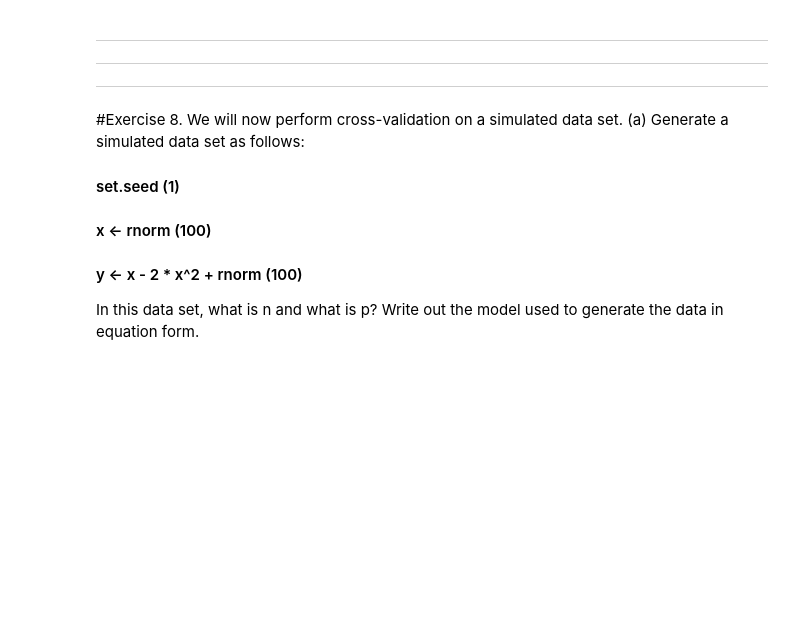
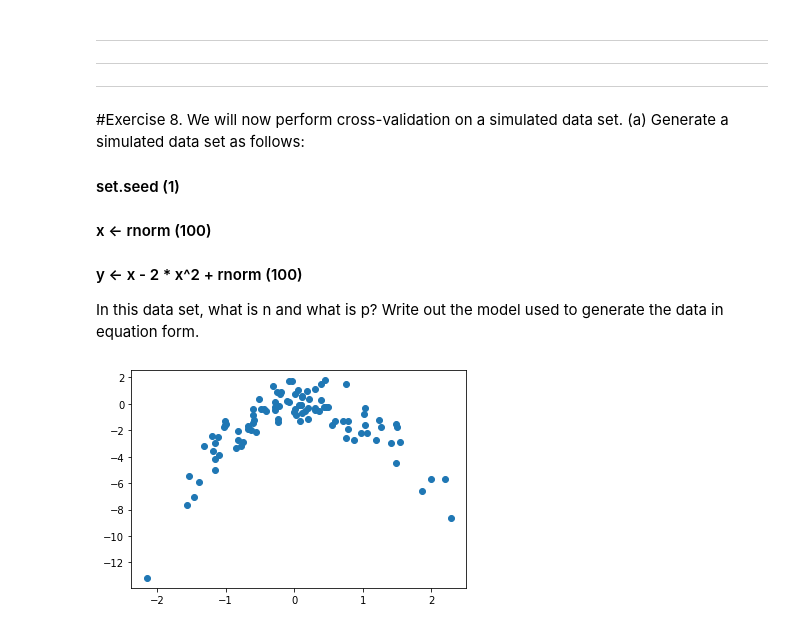
Before and after one commit to Osw1997/An-Introduction-to-Statistical-Learning, a Jupyter notebook: Scripts/Resampling methods/applied_exercises_ch5_resampling_methods.ipynb, the cells around one changed output. Drawn from its saved outputs; the diff is of its cells as text; code cells hidden in the pictures; blank space fills up the shorter version.

```diff
--- a/Scripts/Resampling methods/applied_exercises_ch5_resampling_methods.ipynb
+++ b/Scripts/Resampling methods/applied_exercises_ch5_resampling_methods.ipynb
@@ -373,38 +373,106 @@ We will now perform cross-validation on a simulated data set.
 In this data set, what is n and what is p? Write out the model used to generate the data in equation form.
 # %%
 # Creation of dataset
+X = np.random.normal(size=100)
+y = X - 2 * X ** 2 + np.random.normal(size=100)
+# y += np.abs(np.min(y))
+# y = y / np.max(np.abs(y))
 
+df_ex8 = pd.DataFrame({'X': X, 'y': y})
 
 # (b) Create a scatterplot of X against Y . Comment on what you find.
-
-
+import matplotlib.pyplot as plt
+plt.scatter(df_ex8['X'], df_ex8['y'])
+plt.show()
 
 # (c) Set a random seed, and then compute the LOOCV errors that
 # result from fitting the following four models using least squares:
 # 5.4 Exercises 223
 # i. Y = β0 + β1X + ϵ
 # ii. Y = β0 + β1X + β2X**2 + ϵ
 # iii. Y = β0 + β1X + β2X**2 + β3X**3 + ϵ
 # iv. Y = β0 + β1X + β2X**2 + β3X**3 + β4X**4 + ϵ.
 # Note you may find it helpful to use the data.frame() function
 # to create a single data set containing both X and Y .
 from sklearn.model_selection import cross_val_score
+import statsmodels.formula.api as smf
+from sklearn.base import BaseEstimator, RegressorMixin
+import statsmodels.formula.api as smf
+import statsmodels.api as sm
+from sklearn import linear_model
+import numpy as np
+
+class statsmodel(BaseEstimator, RegressorMixin):
+    def __init__(self, sm_class, formula):
+        self.sm_class = sm_class
+        self.formula = formula
+        self.model = None
+        self.result = None
+
+    def fit(self,data,dummy):
+        self.model = self.sm_class(self.formula,data)
+        self.result = self.model.fit()
+
+    def summary(self):
+        return self.result.summary()
+
+    def predict(self,X):
+        return self.result.predict(X)
+
 loocv = LeaveOneOut()
-model = LogisticRegression(random_state=SEED) # CORRECT THIS
-scores = cross_val_score(model, X, y, scoring='accuracy', cv=loocv, n_jobs=-1)
-print('Accuracy: %.3f --- STD: (%.3f)' % (np.mean(scores), np.std(scores)))
+# model = LogisticRegression(random_state=SEED) # CORRECT THIS
+equations = ['y ~ X',
+             'y ~ X + np.power(X, 2)',
+             'y ~ X + np.power(X, 2) + np.power(X, 3)',
+             'y ~ X + np.power(X, 2) + np.power(X, 3) + np.power(X, 4)']
+
+# for f in equations:
+#     print()
+#     print("=" * 100)
+#     print(f"This is for {f}")
+#     # log_reg = smf.ols(formula=f, data=df_ex8).fit()
+#     clf = statsmodel(smf.ols, f)
+#     scores = cross_val_score(clf, X=df_ex8, y=df_ex8['y'], scoring='neg_mean_squared_error', n_jobs=-1)
+#     print("Summary: ")
+#     clf.fit(data=df_ex8, dummy=df_ex8['y'])
+#     print(clf.summary())
+#     print('Accuracy: %.3f --- STD: (%.3f)' % (np.mean(scores), np.std(scores)))
+
+from sklearn.preprocessing import PolynomialFeatures
+from sklearn import linear_model
+
+for i in range(1,5):
+    print()
+    print("=" * 200)
+    print(f"This is for X^{i}")
+    poly = PolynomialFeatures(degree=i)
+    X_ = poly.fit_transform(X.reshape(-1,1))
+    clf = linear_model.LinearRegression()
+    scores = cross_val_score(clf, X=X_, y=y, scoring='neg_mean_squared_error', n_jobs=-1, )
+    print("Coefs: ")
+    clf = linear_model.LinearRegression().fit(X=X_, y=y)
+    print(clf.coef_)
+    # for getting the significance (p-value)
+    print(smf.ols(formula=equations[i - 1], data=df_ex8).fit().summary())
+    print('\n>>> Errors :: mean: %.3f --- STD: (%.3f)' % (np.mean(scores), np.std(scores)))
+
 
 
 # (d) Repeat (c) using another random seed, and report your results.
 # Are your results the same as what you got in (c)? Why?
-
+# A = Same. You are just sorting in a different way your data.
 
 
 # (e) Which of the models in (c) had the smallest LOOCV error? Is
 # this what you expected? Explain your answer.
-
+# A = the second grade equation. It's better because the pattern that we can
+#     see in the plot is quadratic (parable). Higher equations are not necessary.
 
 
 # (f) Comment on the statistical significance of the coefficient estimates that results from fitting each of the models in (c) using
 # least squares. Do these results agree with the conclusions drawn
 # based on the cross-validation results?
+# A = Yes. We can see that the 2nd grade equation performs better and this allows us to verify that
+#     even a "better"/complex model is not always better because it can overfit or it can have a high BIAS.
+# %% [output]
+[figure, added]
```
Also changed, not shown: parts of 7 cells of this notebook.
